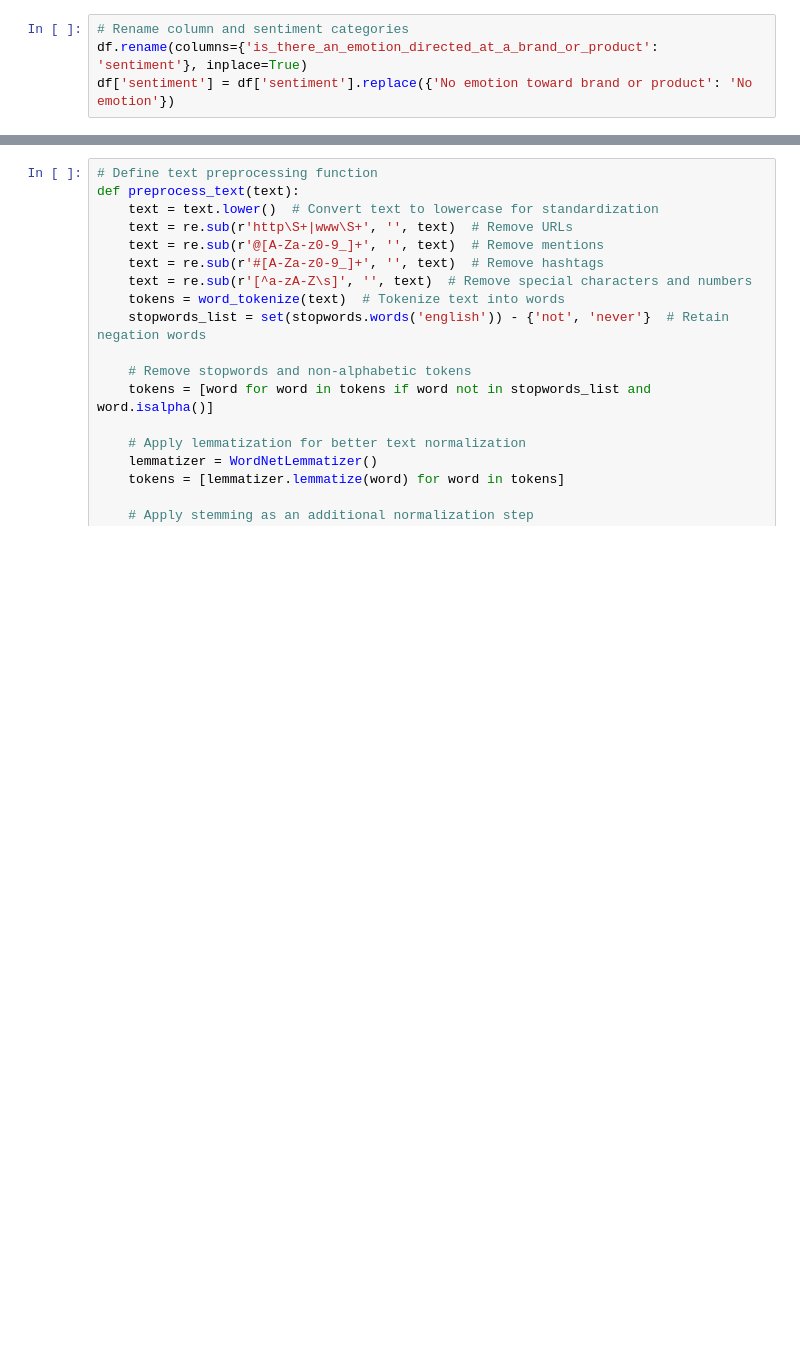
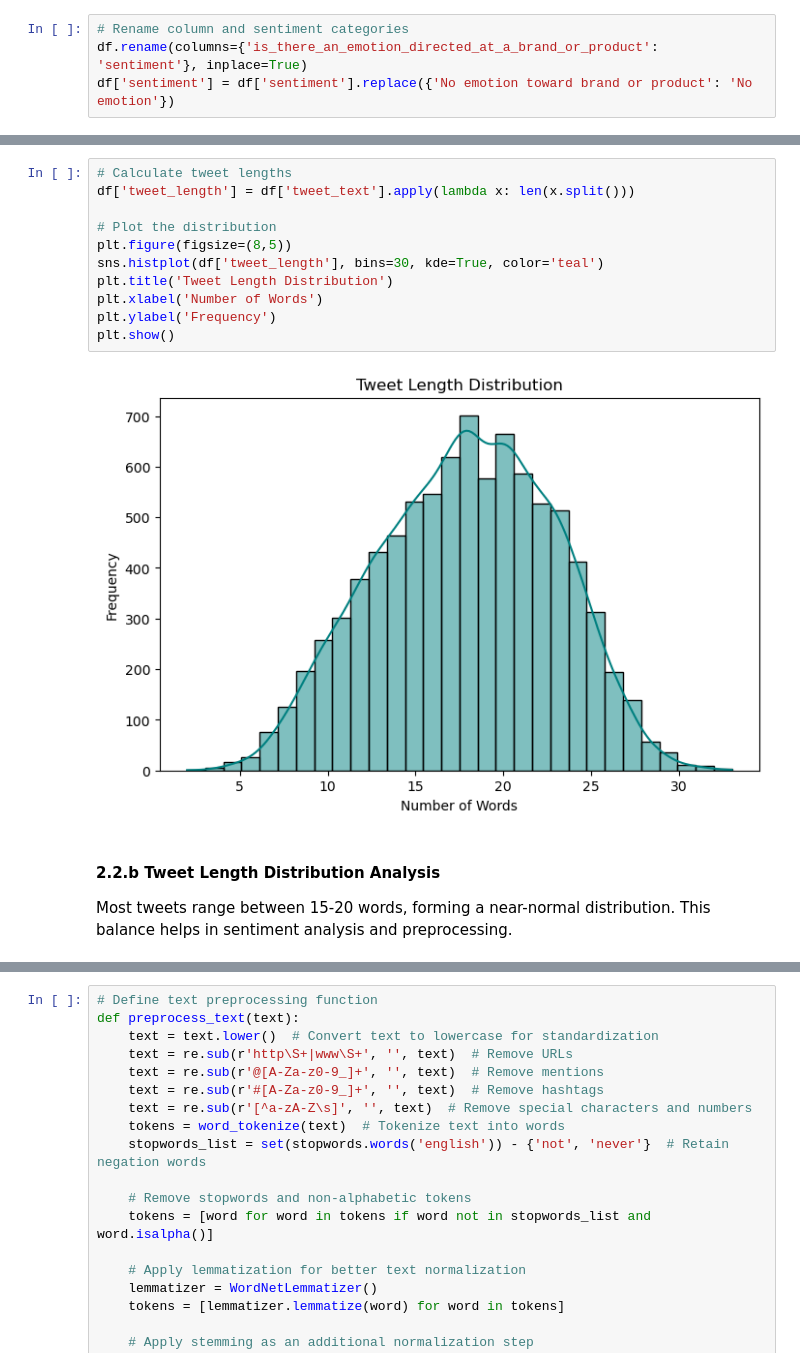
Before and after one commit to FildaKim/Twitter-Sentiment-Analysis-Apple-vs.-Google, a Jupyter notebook: index.ipynb, the cells around one changed output, grey strips where cells are left out. Saved outputs shown, nothing was run; the diff lists cells and outputs as text; blank space fills up the shorter version.

```diff
--- a/index.ipynb
+++ b/index.ipynb
@@ -168 +218,17 @@ This distribution suggests that while many tweets do not explicitly express sent
+# %%
+# Calculate tweet lengths
+df['tweet_length'] = df['tweet_text'].apply(lambda x: len(x.split()))
+
+# Plot the distribution
+plt.figure(figsize=(8,5))
+sns.histplot(df['tweet_length'], bins=30, kde=True, color='teal')
+plt.title('Tweet Length Distribution')
+plt.xlabel('Number of Words')
+plt.ylabel('Frequency')
+plt.show()
+# %% [output]
+[figure, added]
+# %% [markdown]
+#### 2.2.b Tweet Length Distribution Analysis
+Most tweets range between 15-20 words, forming a near-normal distribution. This balance helps in sentiment analysis and preprocessing.
 # %% [markdown]
```
Also changed, not shown: parts of 29 cells of this notebook.
